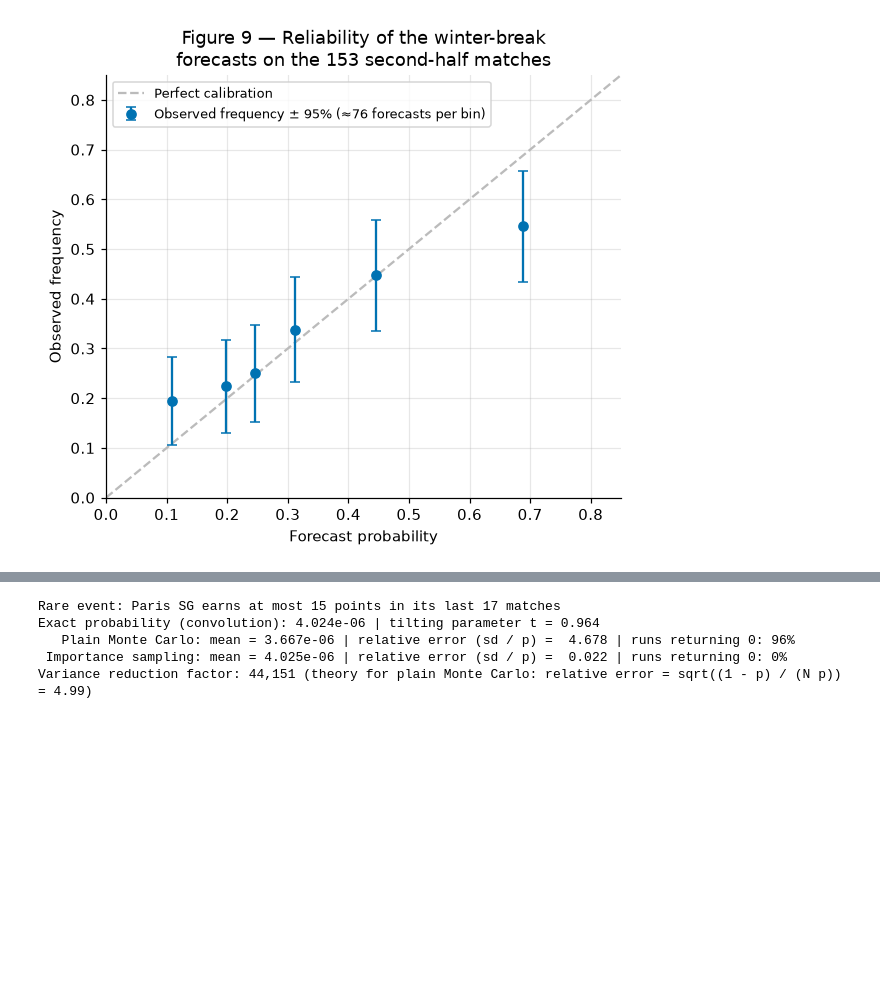
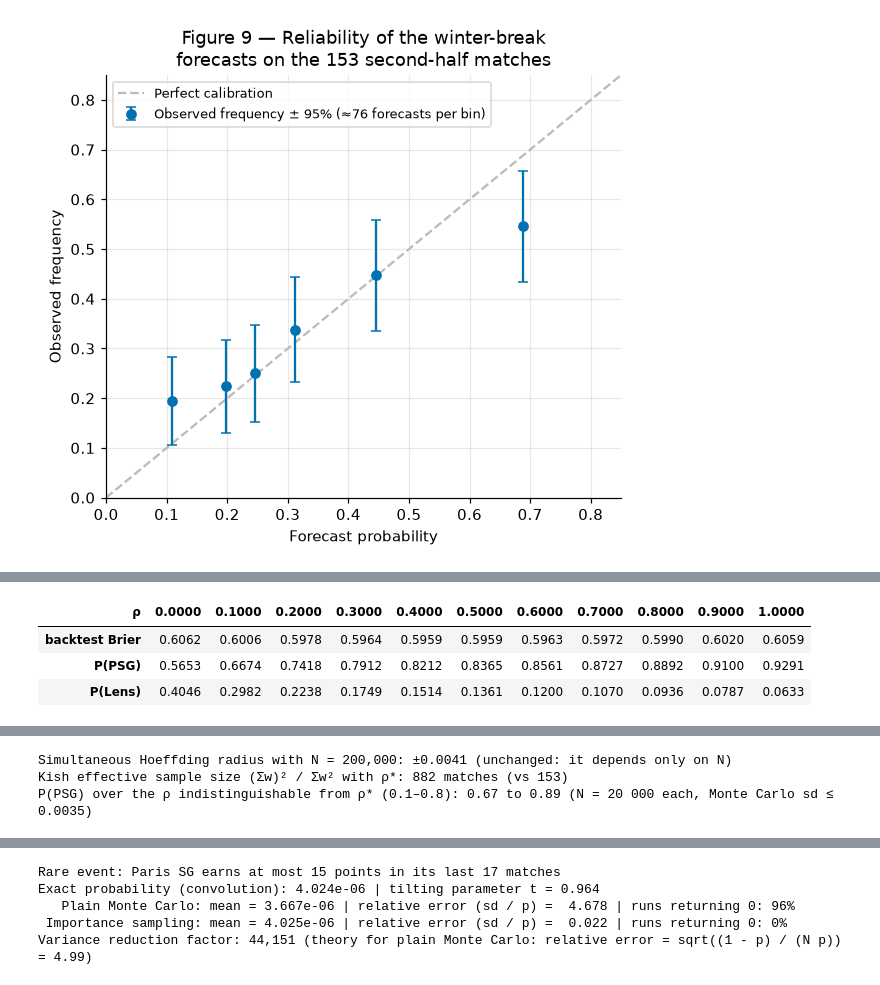
Before and after one commit to aarensberg/monte-carlo, a Jupyter notebook: main.ipynb, the cells around one changed output, grey strips where cells are left out. Cells and saved outputs as stored; diff of their text form; code cells hidden in the pictures; blank space fills up the shorter version.

```diff
--- a/main.ipynb
+++ b/main.ipynb
@@ -1037,0 +1150,51 @@ Improvement over frequencies: 0.036 ± 0.050 (95% CLT, paired over matches)
+# %%
+played_all = league[(league.season == 2025) & (league.date < CUTOFF)]
+rng = make_rng(10)
+
+# Sensitivity of the answer to ρ (N = 20 000 each: Monte Carlo radius ±0.01)
+p_rho = {}
+for rho in RHOS:
+    champ_r = simulate_seasons(restrict(fit_with_history(2025, played_all, rho), TEAMS), state, 20_000, rng)[1] == 0
+    p_rho[rho] = (champ_r[:, PSG].mean(), champ_r[:, LENS].mean())
+display(pd.DataFrame({"backtest Brier": mean_bt, "P(PSG)": {r: p_rho[r][0] for r in RHOS},
+                      "P(Lens)": {r: p_rho[r][1] for r in RHOS}}).rename_axis("ρ").T)
+
+# Main estimate with ρ*, and parametric bootstrap of the parameter uncertainty (same protocol as Section 4.3)
+full_star = fit_with_history(2025, played_all, RHO_STAR)
+model_star = restrict(full_star, TEAMS)
+champ_star = simulate_seasons(model_star, state, N_MAIN, make_rng(11))[1] == 0
+p_star = champ_star.mean(axis=0)
+
+past_star = league[(league.season < 2025) & (league.season >= 2025 - K_HIST)]
+data_star = pd.concat([played_all, past_star])
+w_star = RHO_STAR ** (2025 - data_star.season.to_numpy(float))
+hi_s, ai_s = data_star.hi.to_numpy(), data_star.ai.to_numpy()
+lam_hs, lam_as = full_star.rates(hi_s, ai_s)
+rng = make_rng(12)
+boot_star = np.empty(B)
+for b in range(B):
+    m_b = fit_poisson_model(hi_s, ai_s, rng.poisson(lam_hs), rng.poisson(lam_as), n_teams=len(ALL_TEAMS), weights=w_star)
+    boot_star[b] = np.mean(simulate_seasons(restrict(m_b, TEAMS), state, N_IN, rng)[1][:, PSG] == 0)
+
+sd_param_star = np.sqrt(max(boot_star.var(ddof=1) - np.mean(boot_star * (1 - boot_star)) / (N_IN - 1), 0))
+sd_mc_star = np.sqrt(p_star[PSG] * (1 - p_star[PSG]) / N_MAIN)
+rows = []
+for label, m_, p_psg, p_lens, n_eff, sd_par, rng_q in (
+    ("ρ = 0 (Sections 3–4)", model, p_hat[PSG], p_hat[LENS], len(played), sd_param_psg, np.percentile(boot[:, PSG], [2.5, 97.5])),
+    (f"ρ* = {RHO_STAR}", model_star, p_star[PSG], p_star[LENS], w_star.sum(), sd_param_star, np.percentile(boot_star, [2.5, 97.5])),
+):
+    rows.append({"input": label, "weighted matches Σw": round(n_eff),
+                 "PSG a + d": m_.att[PSG] + m_.dfn[PSG], "Lens a + d": m_.att[LENS] + m_.dfn[LENS], "P(PSG)": p_psg, "P(Lens)": p_lens,
+                 "Monte Carlo sd": np.sqrt(p_psg * (1 - p_psg) / N_MAIN), "parameter sd": sd_par,
+                 "bootstrap 95% range": f"[{rng_q[0]:.2f}, {rng_q[1]:.2f}]"})
+display(pd.DataFrame(rows).set_index("input"))
+print(f"Simultaneous Hoeffding radius with N = {N_MAIN:,}: ±{r_simul:.4f} (unchanged: it depends only on N)")
+print(f"Kish effective sample size (Σw)² / Σw² with ρ*: {w_star.sum() ** 2 / np.sum(w_star ** 2):.0f} matches (vs {len(played)})")
+p_plateau = [p_rho[r][0] for r in PLATEAU]
+print(f"P(PSG) over the ρ indistinguishable from ρ* ({PLATEAU.min()}–{PLATEAU.max()}): {min(p_plateau):.2f} to {max(p_plateau):.2f} "
+      f"(N = 20 000 each, Monte Carlo sd ≤ {np.sqrt(0.25 / 20_000):.4f})")
+# %% [output]
+| ρ | 0.0000 | 0.1000 | 0.2000 | 0.3000 | 0.4000 | 0.5000 | 0.6000 | 0.7000 | 0.8000 | 0.9000 | 1.0000 |
+| backtest Brier | 0.6062 | 0.6006 | 0.5978 | 0.5964 | 0.5959 | 0.5959 | 0.5963 | 0.5972 | 0.5990 | 0.6020 | 0.6059 |
+| P(PSG) | 0.5653 | 0.6674 | 0.7418 | 0.7912 | 0.8212 | 0.8365 | 0.8561 | 0.8727 | 0.8892 | 0.9100 | 0.9291 |
+| P(Lens) | 0.4046 | 0.2982 | 0.2238 | 0.1749 | 0.1514 | 0.1361 | 0.1200 | 0.1070 | 0.0936 | 0.0787 | 0.0633 |
@@ -1037,0 +1205,3 @@ Improvement over frequencies: 0.036 ± 0.050 (95% CLT, paired over matches)
+Simultaneous Hoeffding radius with N = 200,000: ±0.0041 (unchanged: it depends only on N)
+Kish effective sample size (Σw)² / Σw² with ρ*: 882 matches (vs 153)
+P(PSG) over the ρ indistinguishable from ρ* (0.1–0.8): 0.67 to 0.89 (N = 20 000 each, Monte Carlo sd ≤ 0.0035)
```
Also changed, not shown: parts of 13 cells of this notebook, 2 other files.
